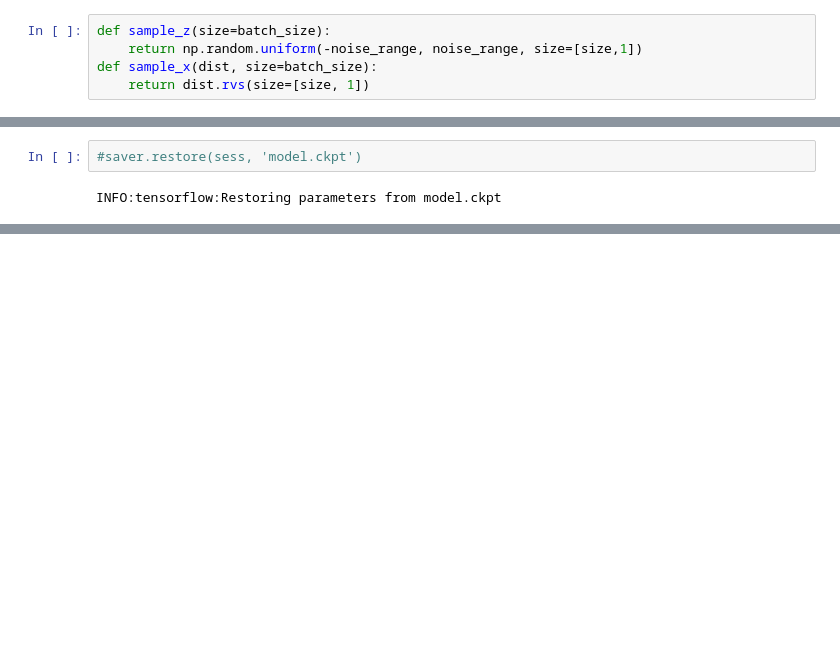
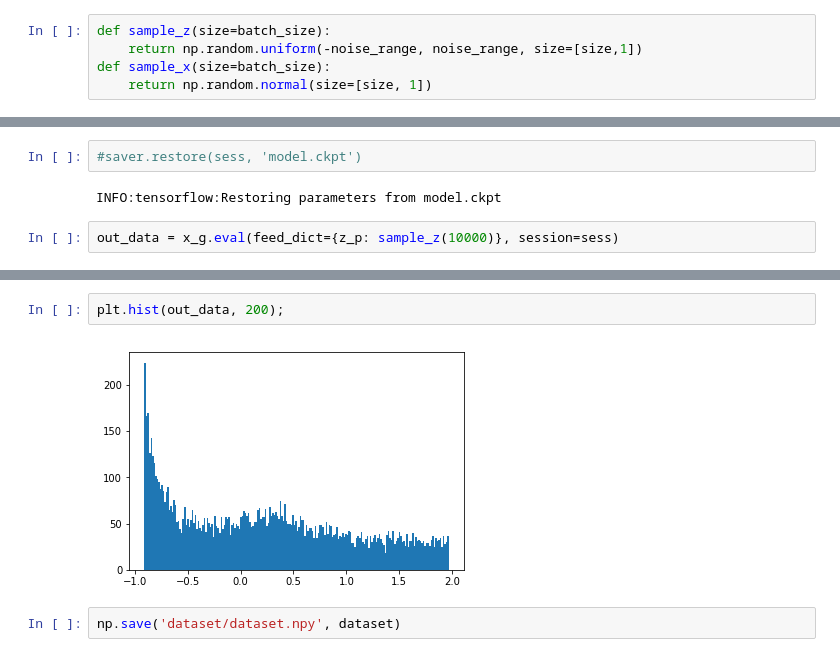
Before and after one commit to resi2311/GenBoost, a Jupyter notebook: Bimodal/Bimodal.ipynb, the cells around one changed output, grey strips where cells are left out. Drawn from its saved outputs; the diff is of its cells as text; blank space fills up the shorter version.

```diff
--- a/Bimodal/Bimodal.ipynb
+++ b/Bimodal/Bimodal.ipynb
@@ -81,8 +95,8 @@ G_optimizer = optimizer.minimize(G_cost, var_list=list(gen_weights.values()))
 # %%
 def sample_z(size=batch_size):
     return np.random.uniform(-noise_range, noise_range, size=[size,1])
-def sample_x(dist, size=batch_size):
-    return dist.rvs(size=[size, 1])
+def sample_x(size=batch_size):
+    return np.random.normal(size=[size, 1])
 # %%
 sess = tf.Session()
 saver = tf.train.Saver()
@@ -104,3 +122,5 @@ saver.save(sess, '/home/alex/MLX/Bimodal/model.ckpt')
 #saver.restore(sess, 'model.ckpt')
 # %% [output]
 INFO:tensorflow:Restoring parameters from model.ckpt
+# %%
+out_data = x_g.eval(feed_dict={z_p: sample_z(10000)}, session=sess)
@@ -106,0 +131,6 @@ INFO:tensorflow:Restoring parameters from model.ckpt
+# %%
+plt.hist(out_data, 200);
+# %% [output]
+[figure, added]
+# %%
+np.save('dataset/dataset.npy', dataset)
```
Also changed, not shown: parts of 8 cells of this notebook, 1 other file.
